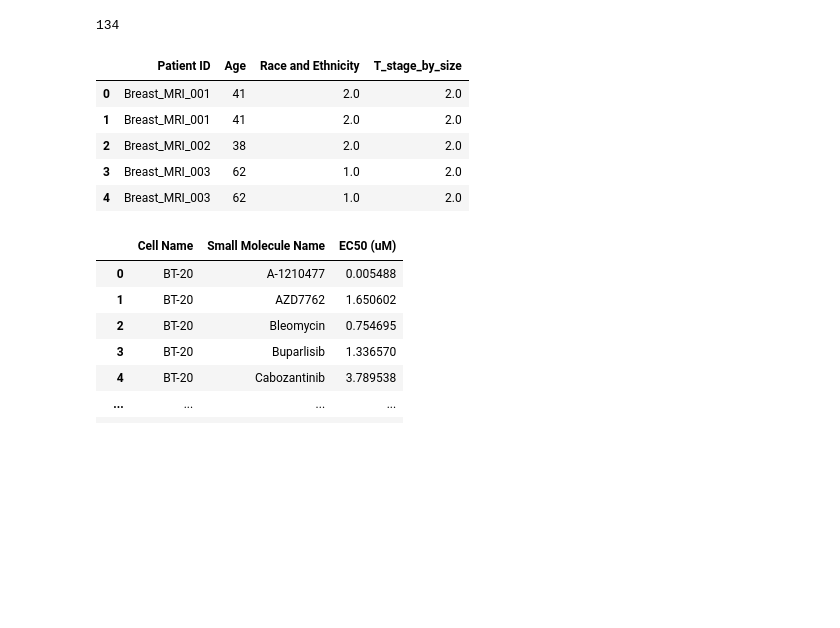
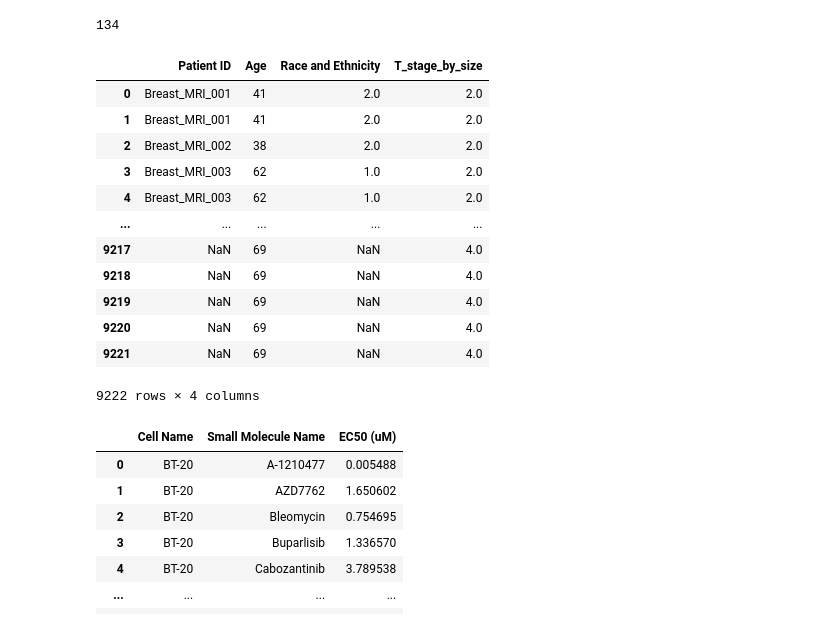
Before and after one commit to Sammccarthypotter/Data_277_-Cancer, a Jupyter notebook: Best_chemical_per_patient.ipynb, the cells around one changed output. Drawn from its saved outputs; the diff is of its cells as text; code cells hidden in the pictures; blank space fills up the shorter version.

```diff
--- a/Best_chemical_per_patient.ipynb
+++ b/Best_chemical_per_patient.ipynb
@@ -40,14 +52,21 @@ merged_df['T_stage_by_size'].isna().sum()
 columns = ['Patient ID', 'Age', 'Race and Ethnicity', 'T_stage_by_size']
 patients_df = merged_df[columns]
 # %%
-patients_df.head()
+patients_df
 # %% [output]
 |  | Patient ID | Age | Race and Ethnicity | T_stage_by_size |
 | 0 | Breast_MRI_001 | 41 | 2.0 | 2.0 |
 | 1 | Breast_MRI_001 | 41 | 2.0 | 2.0 |
 | 2 | Breast_MRI_002 | 38 | 2.0 | 2.0 |
 | 3 | Breast_MRI_003 | 62 | 1.0 | 2.0 |
 | 4 | Breast_MRI_003 | 62 | 1.0 | 2.0 |
+| ... | ... | ... | ... | ... |
+| 9217 | NaN | 69 | NaN | 4.0 |
+| 9218 | NaN | 69 | NaN | 4.0 |
+| 9219 | NaN | 69 | NaN | 4.0 |
+| 9220 | NaN | 69 | NaN | 4.0 |
+| 9221 | NaN | 69 | NaN | 4.0 |
+9222 rows × 4 columns
 # %%
 valid_IC50s
 # %% [output]
```
Also changed, not shown: parts of 15 cells of this notebook.
